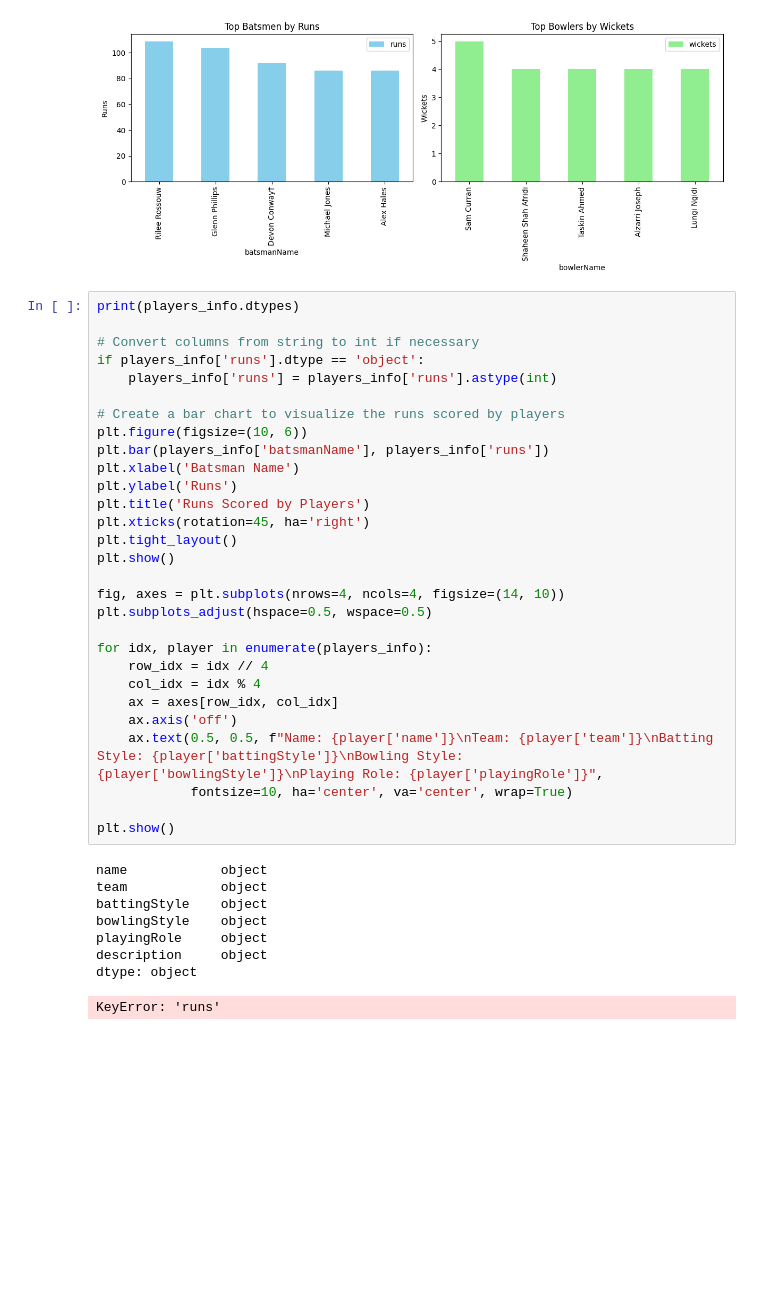
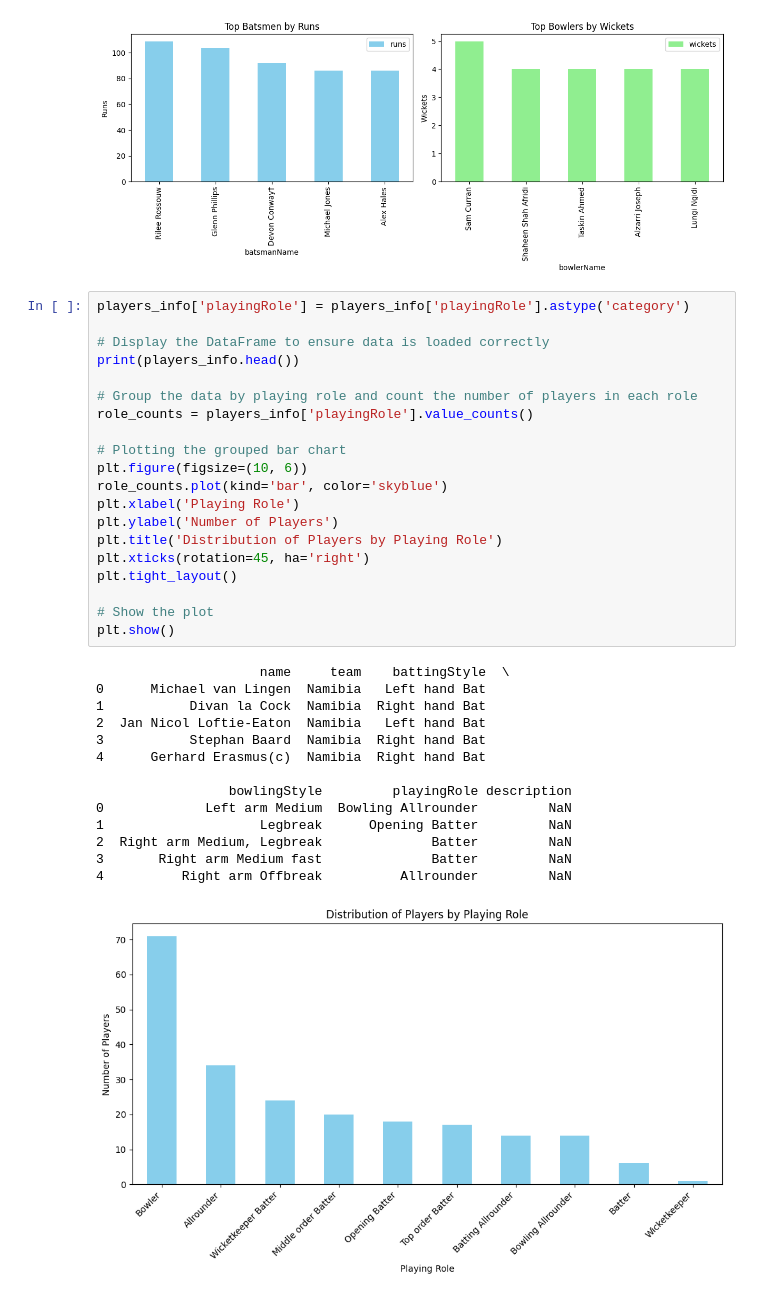
Before and after one commit to AbhishekJ24/End-to-End-Cricket-Data-Analytics, a Jupyter notebook: Visualization and Interpretation/main.ipynb, the cells around one changed output. Drawn from its saved outputs; the diff is of its cells as text; blank space fills up the shorter version.

```diff
--- a/Visualization and Interpretation/main.ipynb
+++ b/Visualization and Interpretation/main.ipynb
@@ -25,41 +25,38 @@ plt.tight_layout()
 plt.show()
 # %% [output]
 [figure]
-# %%
-print(players_info.dtypes)
-
-# Convert columns from string to int if necessary
-if players_info['runs'].dtype == 'object':
-    players_info['runs'] = players_info['runs'].astype(int)
-
-# Create a bar chart to visualize the runs scored by players
-plt.figure(figsize=(10, 6))
-plt.bar(players_info['batsmanName'], players_info['runs'])
-plt.xlabel('Batsman Name')
-plt.ylabel('Runs')
-plt.title('Runs Scored by Players')
-plt.xticks(rotation=45, ha='right')
-plt.tight_layout()
-plt.show()
-
-fig, axes = plt.subplots(nrows=4, ncols=4, figsize=(14, 10))
-plt.subplots_adjust(hspace=0.5, wspace=0.5)
-
-for idx, player in enumerate(players_info):
-    row_idx = idx // 4
-    col_idx = idx % 4
-    ax = axes[row_idx, col_idx]
-    ax.axis('off')
-    ax.text(0.5, 0.5, f"Name: {player['name']}\nTeam: {player['team']}\nBatting Style: {player['battingStyle']}\nBowling Style: {player['bowlingStyle']}\nPlaying Role: {player['playingRole']}",
-            fontsize=10, ha='center', va='center', wrap=True)
-
-plt.show()
-# %% [output]
-name            object
-team            object
-battingStyle    object
-bowlingStyle    object
-playingRole     object
-description     object
-dtype: object
-KeyError: 'runs'
+# %%
+players_info['playingRole'] = players_info['playingRole'].astype('category')
+
+# Display the DataFrame to ensure data is loaded correctly
+print(players_info.head())
+
+# Group the data by playing role and count the number of players in each role
+role_counts = players_info['playingRole'].value_counts()
+
+# Plotting the grouped bar chart
+plt.figure(figsize=(10, 6))
+role_counts.plot(kind='bar', color='skyblue')
+plt.xlabel('Playing Role')
+plt.ylabel('Number of Players')
+plt.title('Distribution of Players by Playing Role')
+plt.xticks(rotation=45, ha='right')
+plt.tight_layout()
+
+# Show the plot
+plt.show()
+# %% [output]
+                     name     team    battingStyle  \
+0      Michael van Lingen  Namibia   Left hand Bat
+1           Divan la Cock  Namibia  Right hand Bat
+2  Jan Nicol Loftie-Eaton  Namibia   Left hand Bat
+3           Stephan Baard  Namibia  Right hand Bat
+4      Gerhard Erasmus(c)  Namibia  Right hand Bat
+
+                 bowlingStyle         playingRole description
+0             Left arm Medium  Bowling Allrounder         NaN
+1                    Legbreak      Opening Batter         NaN
+2  Right arm Medium, Legbreak              Batter         NaN
+3       Right arm Medium fast              Batter         NaN
+4          Right arm Offbreak          Allrounder         NaN
+[figure, added]
```
Also changed, not shown: 1 other file.
